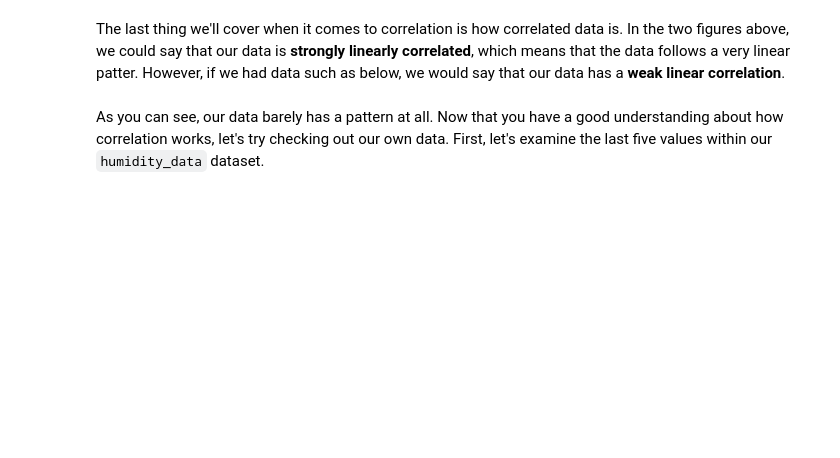
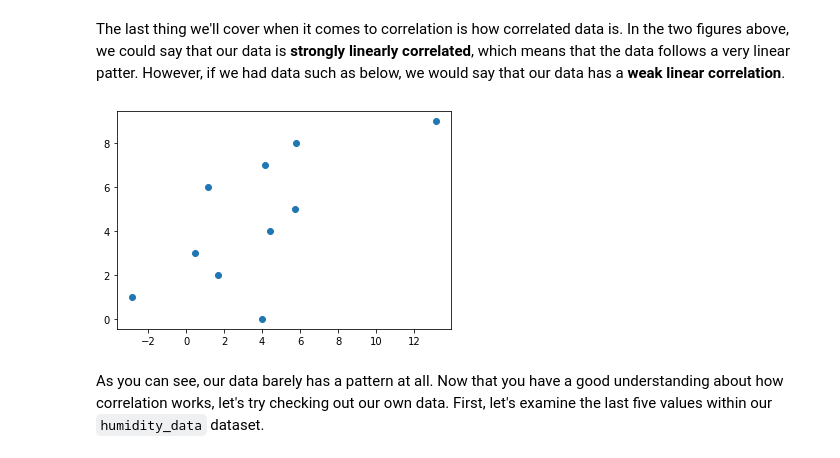
Before and after one commit to Sci-Teens/ecology-program, a Jupyter notebook: Lesson Four.ipynb, the cells around one changed output. Saved outputs shown, nothing was run; the diff lists cells and outputs as text; code cells hidden in the pictures; blank space fills up the shorter version.

```diff
--- a/Lesson Four.ipynb
+++ b/Lesson Four.ipynb
@@ -82,8 +103,10 @@ plt.show()
 # %% [markdown]
 The last thing we'll cover when it comes to correlation is how correlated data is. In the two figures above, we could say that our data is **strongly linearly correlated**, which means that the data follows a very linear patter. However, if we had data such as below, we would say that our data has a **weak linear correlation**.
 # %%
-plt.scatter([10 * random.random() for x in range(10)] , Y)
+plt.scatter([x+10 * (random.random()-.5) for x in range(10)] , Y)
 plt.show()
+# %% [output]
+[figure, added]
 # %% [markdown]
 As you can see, our data barely has a pattern at all. Now that you have a good understanding about how correlation works, let's try checking out our own data. First, let's examine the last five values within our `humidity_data` dataset.
 # %%
```
Also changed, not shown: parts of 16 cells of this notebook, 2 other files.
